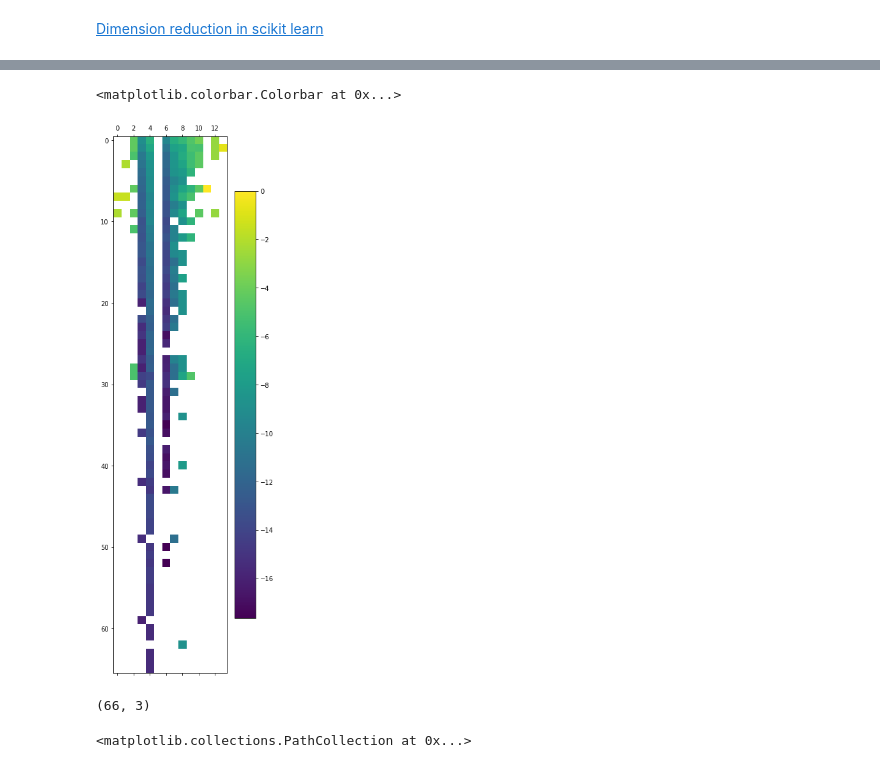
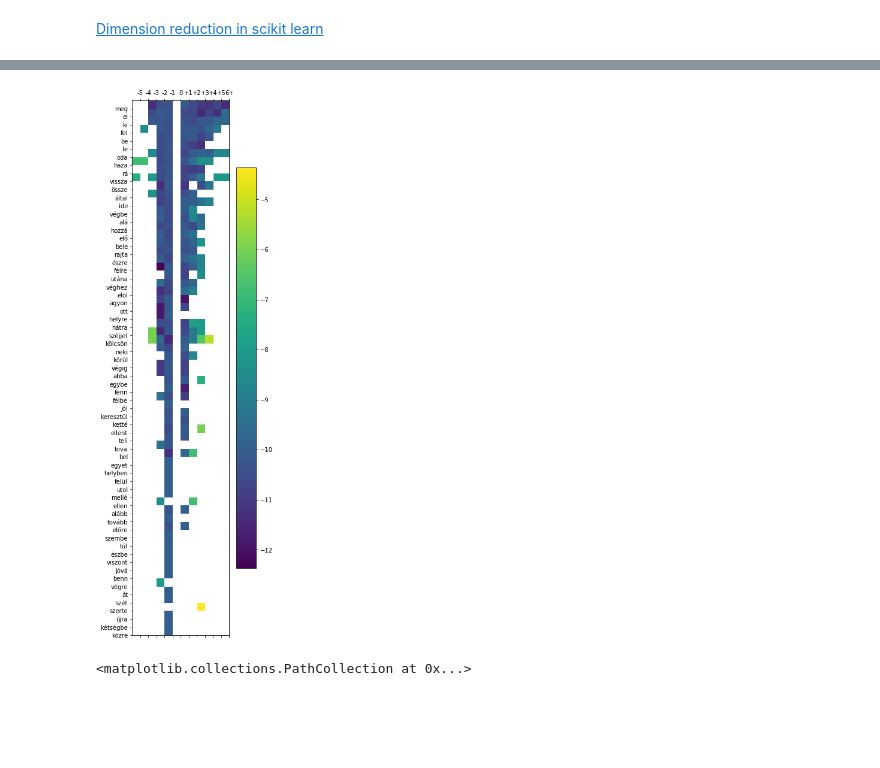
Before and after one commit to makrai/misc, a Jupyter notebook: tade/proverrb_position.ipynb, the cells around one changed output, grey strips where cells are left out. Drawn from its saved outputs; the diff is of its cells as text; code cells hidden in the pictures; blank space fills up the shorter version.

```diff
--- a/tade/proverrb_position.ipynb
+++ b/tade/proverrb_position.ipynb
@@ -47,16 +62,9 @@ sns.heatmap(mutinfo)
-# %%
-plt.matshow(mutinfo)
-plt.colorbar()
-#plt.xticks([int(posi) for posi in mutinfo.columns.tolist()])
-# %% [output]
-<matplotlib.colorbar.Colorbar at 0x...>
-[figure, removed]
+# %%
+show_labed_mx(mutinfo)
+# %% [output]
+[figure, added]
 # %%
 prevproj = pca.fit_transform(provpos.values)
-# %%
-prvproj.shape
-# %% [output]
-(66, 3)
 # %%
 plt.scatter(*prevproj.T)
 # %% [output]
```
Also changed, not shown: parts of 7 cells of this notebook.
